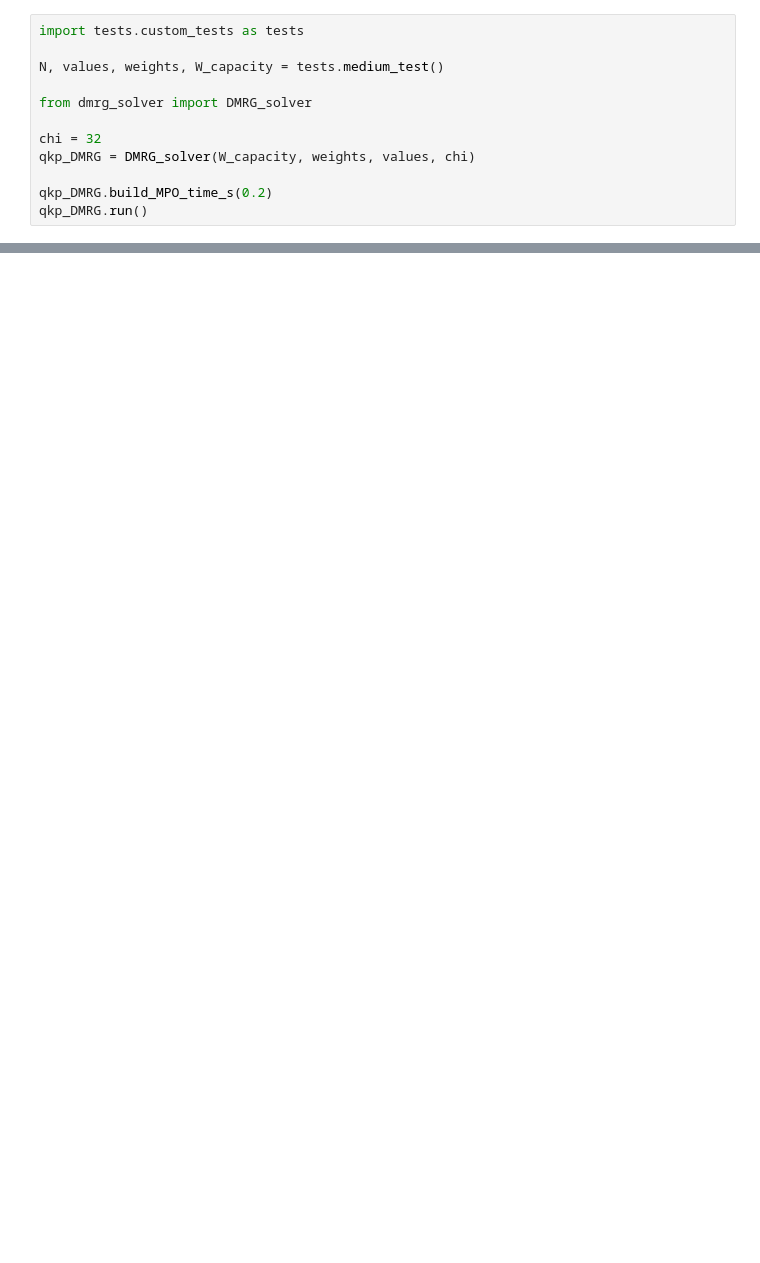
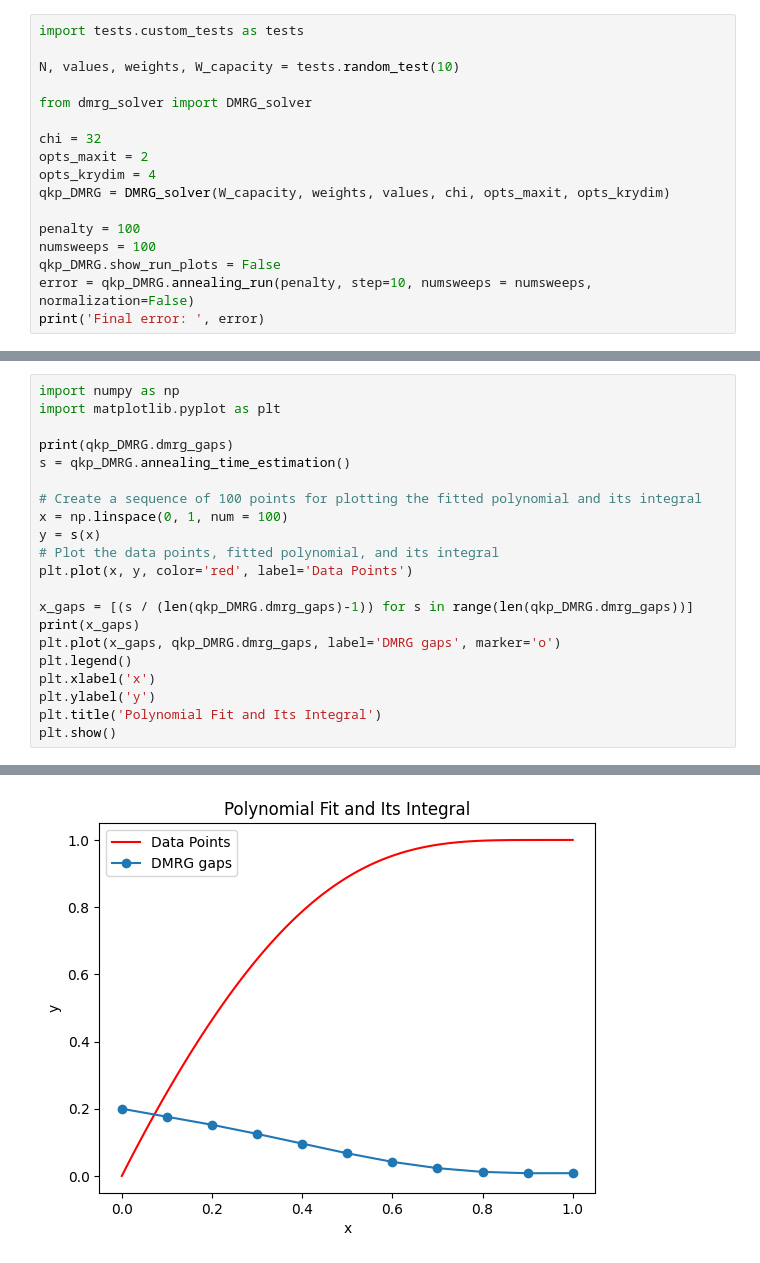
Before and after one commit to MiquelAlberti2/Quantum-annealing-and-tensor-networks, a Jupyter notebook: que_pasa.ipynb, the cells around one changed output, grey strips where cells are left out. Drawn from its saved outputs; the diff is of its cells as text; blank space fills up the shorter version.

Commit message:
DMRG penaly and custom scheduling time

```diff
--- a/que_pasa.ipynb
+++ b/que_pasa.ipynb
@@ -1,13 +17,18 @@
 # %%
 import tests.custom_tests as tests
 
-N, values, weights, W_capacity = tests.medium_test()
+N, values, weights, W_capacity = tests.random_test(10)
 
 from dmrg_solver import DMRG_solver
 
 chi = 32
-qkp_DMRG = DMRG_solver(W_capacity, weights, values, chi)
+opts_maxit = 2
+opts_krydim = 4
+qkp_DMRG = DMRG_solver(W_capacity, weights, values, chi, opts_maxit, opts_krydim)
 
-qkp_DMRG.build_MPO_time_s(0.2)
-qkp_DMRG.run()
+penalty = 100
+numsweeps = 100
+qkp_DMRG.show_run_plots = False
+error = qkp_DMRG.annealing_run(penalty, step=10, numsweeps = numsweeps, normalization=False)
+print('Final error: ', error)
 # %% [output]
@@ -54,0 +47,22 @@ overlap:  -1.4123522429854787
+# %%
+import numpy as np
+import matplotlib.pyplot as plt
+
+print(qkp_DMRG.dmrg_gaps)
+s = qkp_DMRG.annealing_time_estimation()
+
+# Create a sequence of 100 points for plotting the fitted polynomial and its integral
+x = np.linspace(0, 1, num = 100)
+y = s(x)
+# Plot the data points, fitted polynomial, and its integral
+plt.plot(x, y, color='red', label='Data Points')
+
+x_gaps = [(s / (len(qkp_DMRG.dmrg_gaps)-1)) for s in range(len(qkp_DMRG.dmrg_gaps))]
+print(x_gaps)
+plt.plot(x_gaps, qkp_DMRG.dmrg_gaps, label='DMRG gaps', marker='o')
+plt.legend()
+plt.xlabel('x')
+plt.ylabel('y')
+plt.title('Polynomial Fit and Its Integral')
+plt.show()
+# %% [output]
@@ -54,0 +72 @@ overlap:  -1.4123522429854787
+[figure, added]
```
Also changed, not shown: parts of 6 cells of this notebook, 9 other files.
